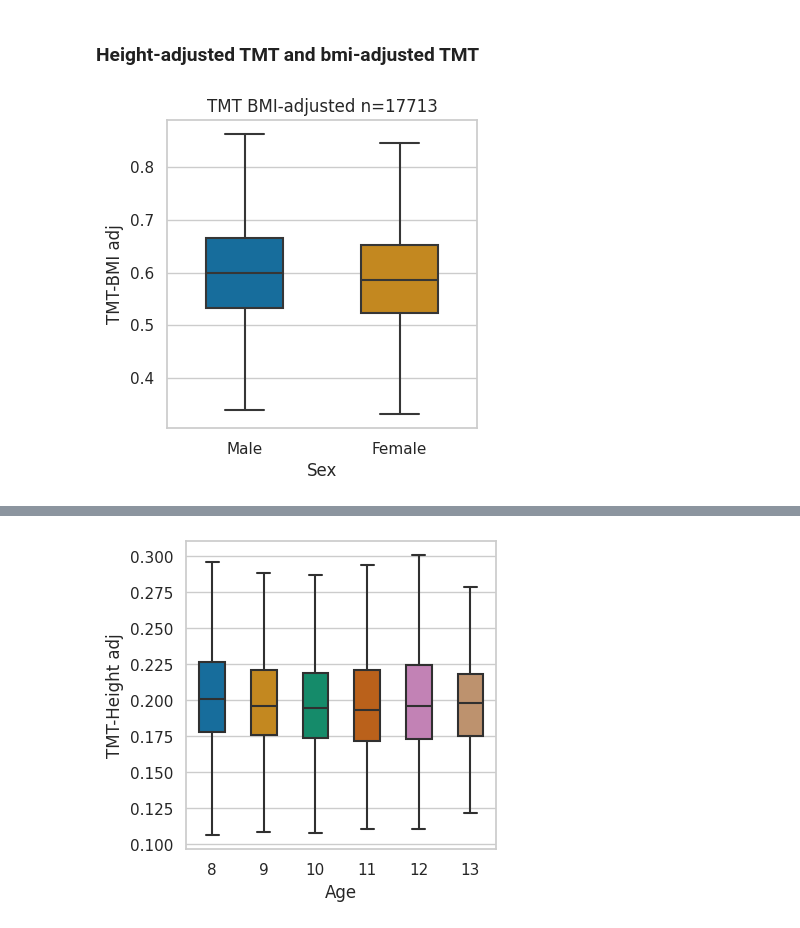
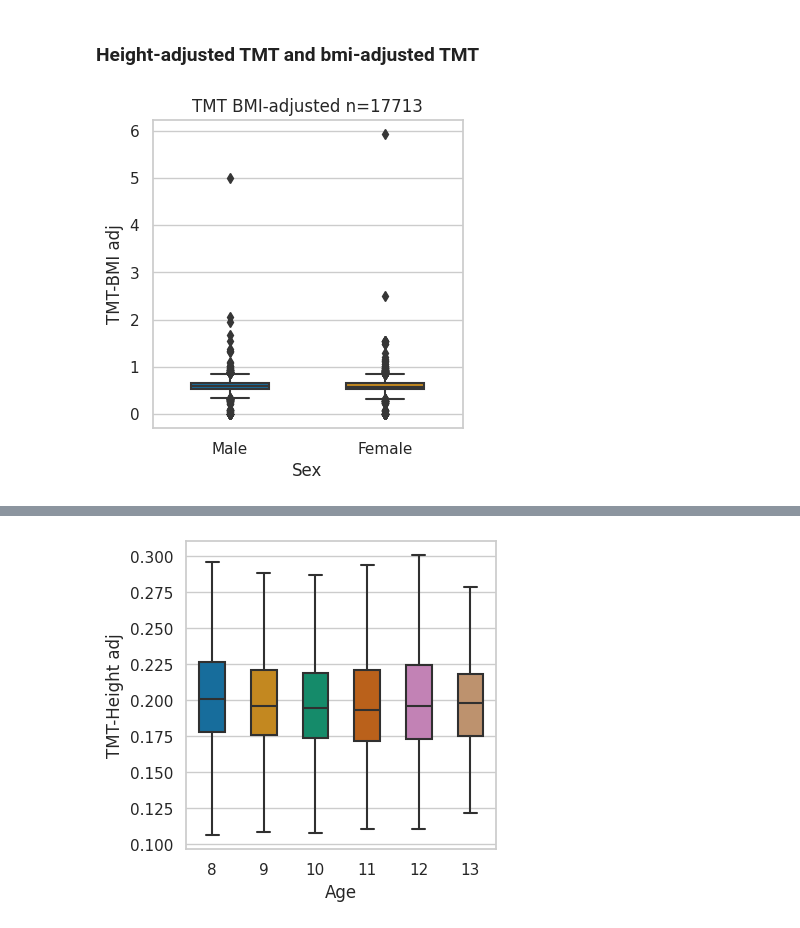
Before and after one commit to AIM-KannLab/itmt, a Jupyter notebook: ABCD-plots.ipynb, the cells around one changed output, grey strips where cells are left out. Drawn from its saved outputs; the diff is of its cells as text; code cells hidden in the pictures.

```diff
--- a/ABCD-plots.ipynb
+++ b/ABCD-plots.ipynb
@@ -119,0 +248,20 @@ df.loc[df.Age > 30, 'Age'] = 30
+# %%
+#plt.grid()
+
+for i in range(0,len(X_age)):
+    x_values = [X_age[i], U_age[i]]
+    y_values = [Y_tmt[i], V_tmt[i]]
+    col,transparency = magnitude_(x_values,y_values)
+    plt.plot(x_values, y_values, col, linestyle="-",alpha=transparency)
+
+
+for item in (ax.get_xticklabels() + ax.get_yticklabels()):
+    item.set_fontsize(16)
+for item in ([ax.title, ax.xaxis.label, ax.yaxis.label]):
+    item.set_fontsize(35)
+
+plt.xlim(7, 13)
+plt.ylim(0, 101)
+plt.xlabel('AGE [YEARS]')
+plt.ylabel('CENTILE')
+# do some color encoding
@@ -122,10 +316,13 @@ df.loc[df.Age > 30, 'Age'] = 30
 # %%
 #plot general
-sns.set(rc={'figure.figsize':(16.7,6.27),'axes.facecolor':'white', 'figure.facecolor':'white'})
+
+#sns.set(style="whitegrid",font_scale= 1)
+sns.set(rc={'figure.figsize':(16.7,6.27),'axes.facecolor':'white', 'figure.facecolor':'white'},font_scale= 1.5)
 sns.set_style("whitegrid")
 df['Sex'] = df['Gender'].map({2:'Female',1:'Male'})
 sns.boxplot(x="Age", y="TMT PRED AVG filtered", hue="Sex", data=df,
-            showfliers=False,
+            #showfliers=False,
             palette="colorblind", width=0.5).set_title("Biological gender wrt TMT n="+str(df.shape[0]))
 plt.savefig('data/abcd_plots/gender.png', dpi=300)
+plt.ylabel('iTMT')
 # %% [output]
@@ -132,0 +331,12 @@ plt.savefig('data/abcd_plots/gender.png', dpi=300)
+# %%
+sns.set(rc={'figure.figsize':(16.7,2.27),'axes.facecolor':'white', 'figure.facecolor':'white'},font_scale= 1.5)
+sns.set_style("whitegrid")
+df['Sex'] = df['Gender'].map({2:'Female',1:'Male'})
+#df['Dataset'] = df['Dataset']'HIMN'='NIMH'
+df.loc[df["Dataset"] == "HIMN", "Dataset"] = 'NIMH'
+
+g = sns.countplot(data=df, x="Age",color='gray')
+g.set_yscale("log")
+g.set_title("Number of MRIs per age (Y-axis log scale)")
+_ = g.set(xlabel="Age", ylabel="N of MRIs")
+plt.savefig('data/abcd_plots/counts.png', dpi=300)
@@ -915,13 +1139,13 @@ res.pvalue
 # %%
 df_ant['TMT-BMI adj'] = df_ant["TMT PRED AVG filtered"]/df_ant['BMI']
 sns.set(rc={'figure.figsize':(4,4),'axes.facecolor':'white', 'figure.facecolor':'white'})
 sns.set_style("whitegrid")
 
 #df_ant = df_ant[df_ant['TMT-BMI adj']<2.5]
 df_ant['Sex'] = df_ant['gender'].map({2:'Female',1:'Male'})
 sns.boxplot(x="Sex", y="TMT-BMI adj",
-            showfliers=False,
+            #showfliers=False,
             data=df_ant, palette="colorblind", width=0.5,).set_title("TMT BMI-adjusted n="+str(df_ant.shape[0]))
 plt.savefig('data/abcd_plots/tmt-bmi-adj.png', dpi=300)
 # %% [output]
-[figure, old version]
+[figure, new version]
```
Also changed, not shown: parts of 13 cells of this notebook, 11 other files.
